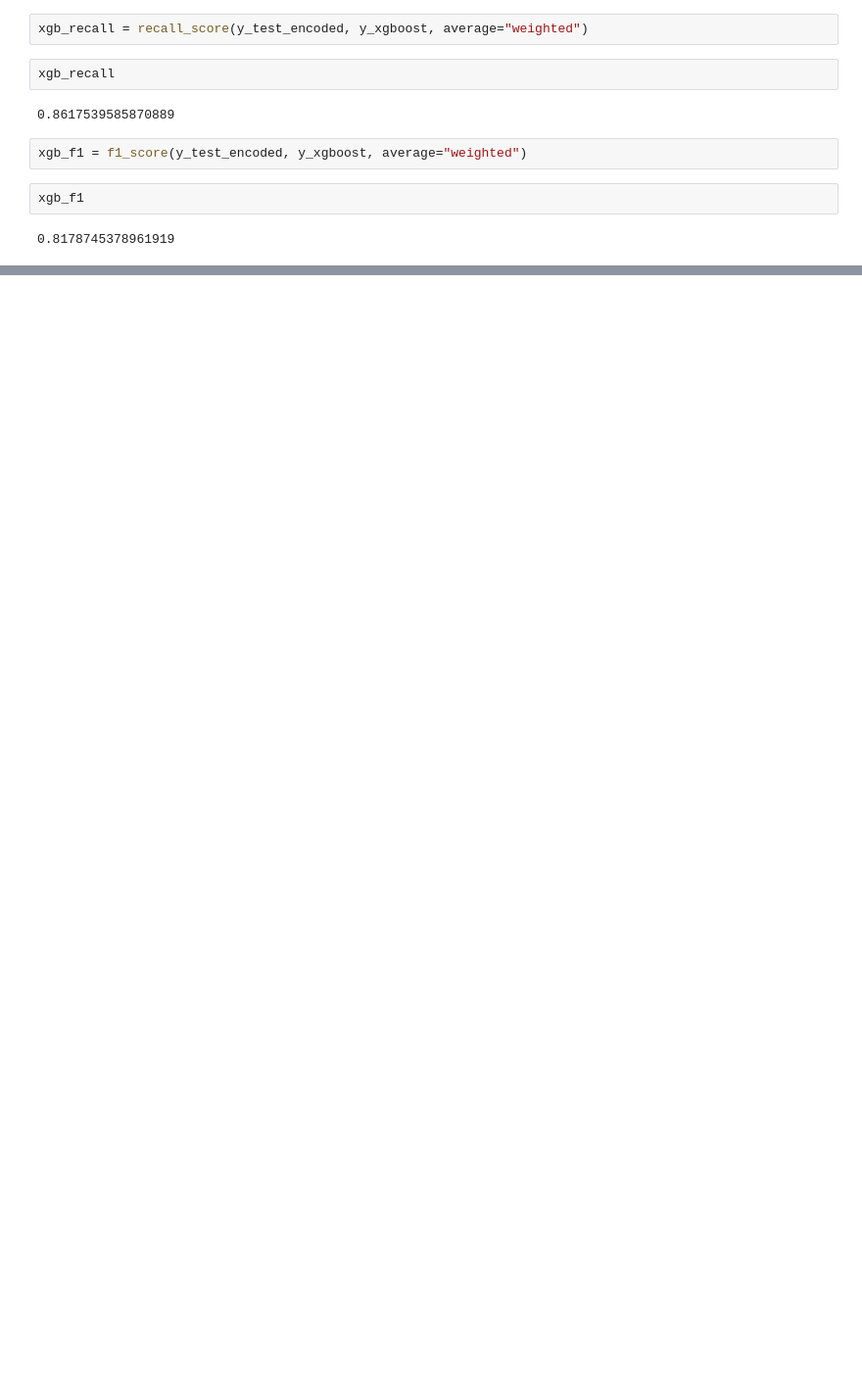
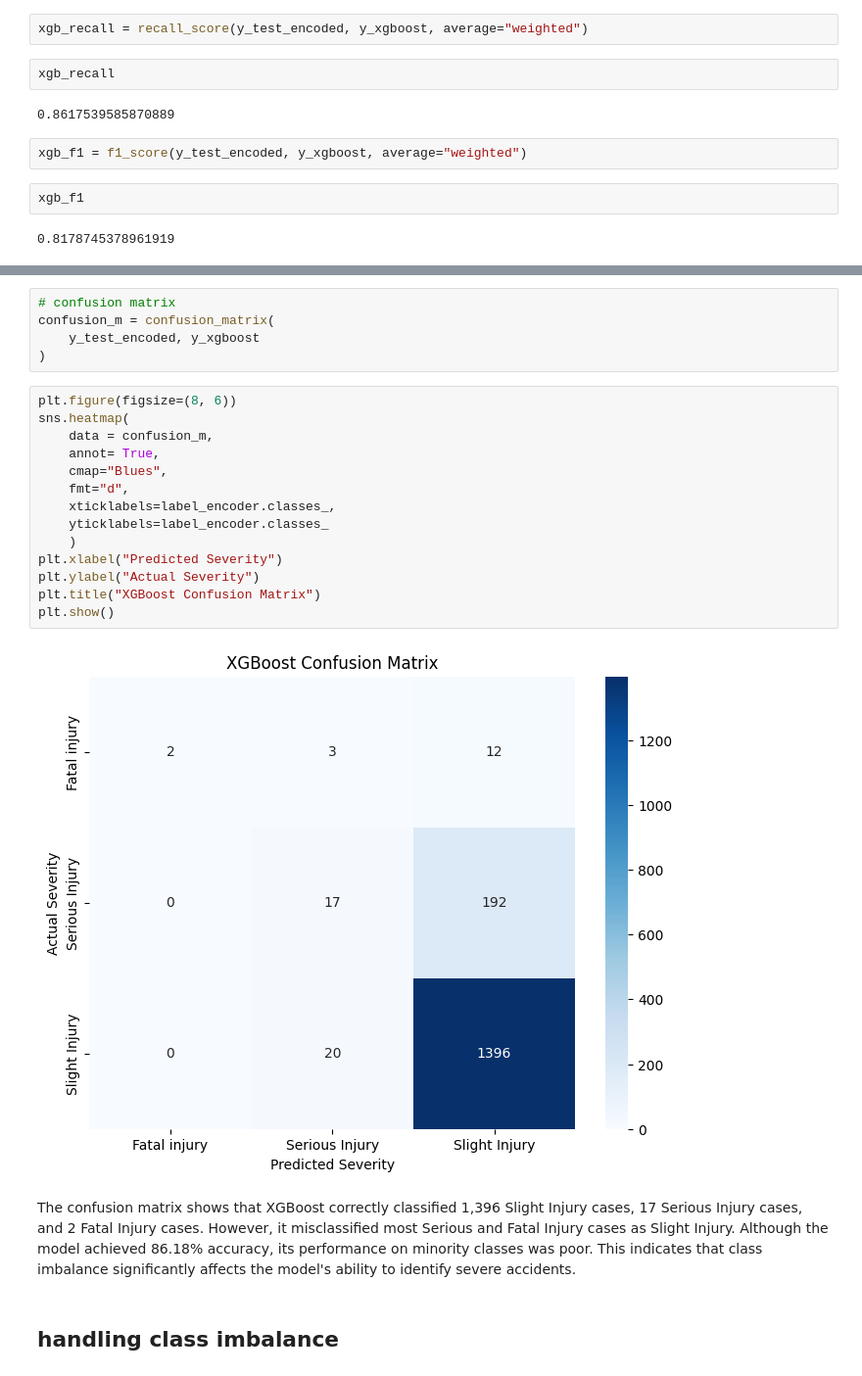
Before and after one commit to Babitaadhikari11/Road-Traffic-Accident-Severity-Prediction, a Jupyter notebook: notebooks/05_Models.ipynb, the cells around one changed output, grey strips where cells are left out. Shown at 98% size. Cells and saved outputs as stored; diff of their text form; blank space fills up the shorter version.

Commit message:
compare models

```diff
--- a/notebooks/05_Models.ipynb
+++ b/notebooks/05_Models.ipynb
@@ -315,0 +337,26 @@ xgb_f1
+# %%
+# confusion matrix
+confusion_m = confusion_matrix(
+    y_test_encoded, y_xgboost
+)
+# %%
+plt.figure(figsize=(8, 6))
+sns.heatmap(
+    data = confusion_m,
+    annot= True,
+    cmap="Blues",
+    fmt="d",
+    xticklabels=label_encoder.classes_,
+    yticklabels=label_encoder.classes_
+    )
+plt.xlabel("Predicted Severity")
+plt.ylabel("Actual Severity")
+plt.title("XGBoost Confusion Matrix")
+plt.show()
+# %% [output]
+[figure, added]
+# %% [markdown]
+The confusion matrix shows that XGBoost correctly classified 1,396 Slight Injury cases, 17 Serious Injury cases, and 2 Fatal Injury cases. However, it misclassified most Serious and Fatal Injury cases as Slight Injury.
+Although the model achieved 86.18% accuracy, its performance on minority classes was poor. This indicates that class imbalance significantly affects the model's ability to identify severe accidents.
+# %% [markdown]
+## handling class imbalance
```
Also changed, not shown: parts of 38 cells of this notebook.
